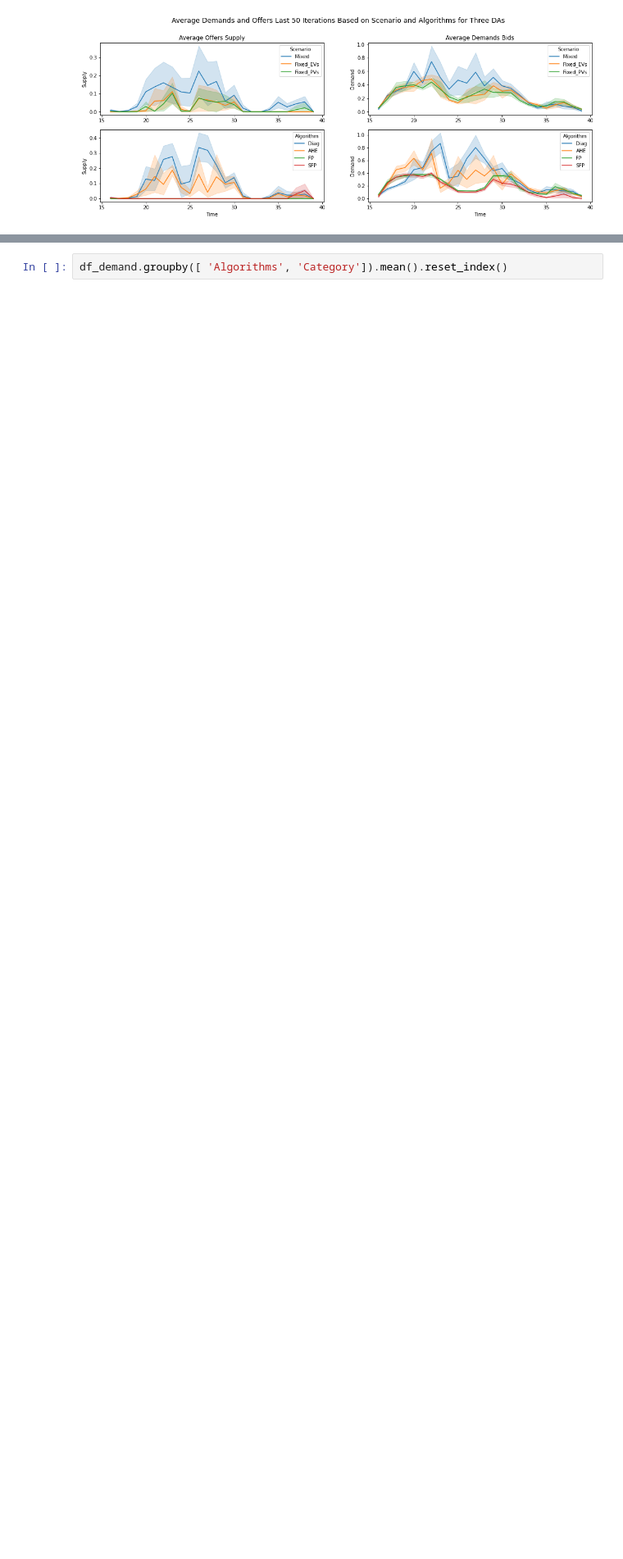
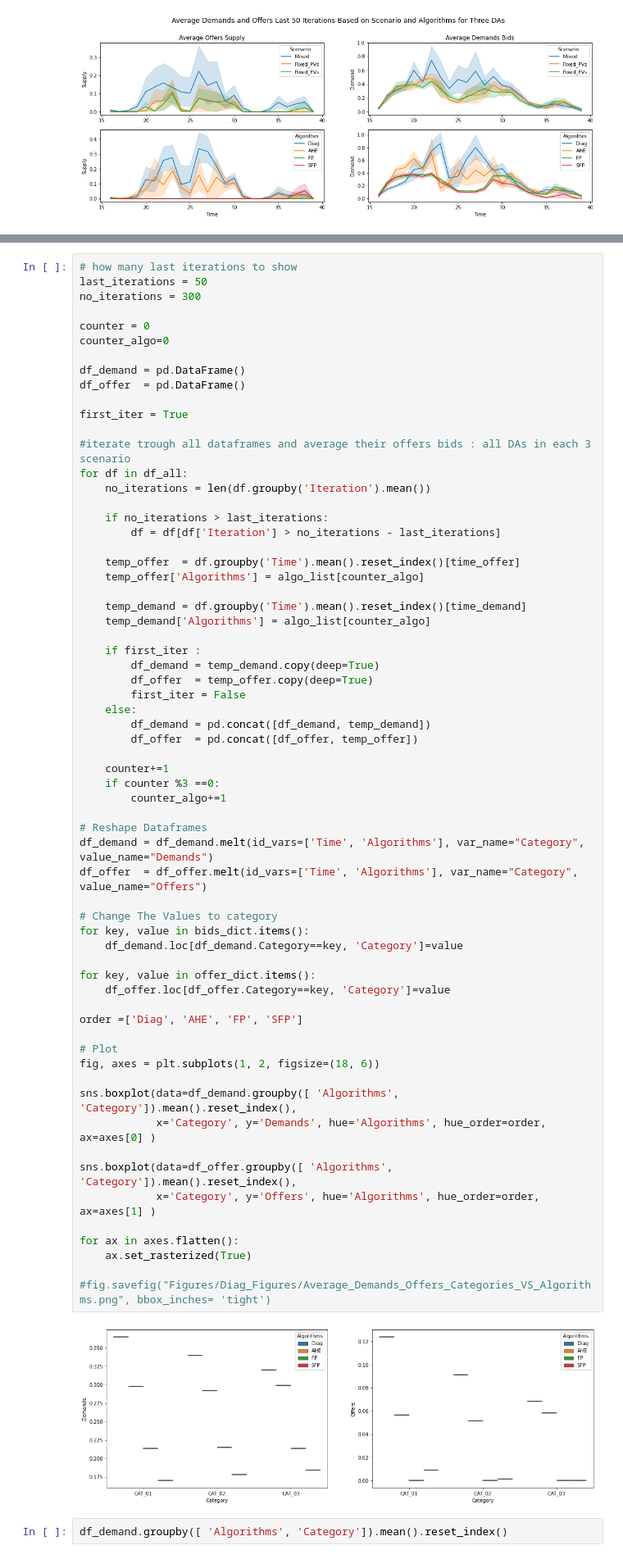
Before and after one commit to alirezakfz/PyomoModels, a Jupyter notebook: 08_SEST2022_DA_EQ/Results3/Plot/Journal_Diagonalization_V01.ipynb, the cells around one changed output, grey strips where cells are left out. Shown: that part at 82% size. Cells and saved outputs as stored; diff of their text form; blank space fills up the shorter version.

```diff
--- a/08_SEST2022_DA_EQ/Results3/Plot/Journal_Diagonalization_V01.ipynb
+++ b/08_SEST2022_DA_EQ/Results3/Plot/Journal_Diagonalization_V01.ipynb
@@ -514,5 +516,71 @@ fig.savefig("Figures/Diag_Figures/Average_Demands_Offers_Categories_VS_Algorithm
 # %% [output]
 [figure]
+# %%
+# how many last iterations to show
+last_iterations = 50
+no_iterations = 300
+
+counter = 0
+counter_algo=0
+
+df_demand = pd.DataFrame()
+df_offer  = pd.DataFrame()
+
+first_iter = True
+
+#iterate trough all dataframes and average their offers bids : all DAs in each 3 scenario
+for df in df_all:
+    no_iterations = len(df.groupby('Iteration').mean())
+
+    if no_iterations > last_iterations:
+        df = df[df['Iteration'] > no_iterations - last_iterations]
+
+    temp_offer  = df.groupby('Time').mean().reset_index()[time_offer]
+    temp_offer['Algorithms'] = algo_list[counter_algo]
+
+    temp_demand = df.groupby('Time').mean().reset_index()[time_demand]
+    temp_demand['Algorithms'] = algo_list[counter_algo]
+
+    if first_iter :
+        df_demand = temp_demand.copy(deep=True)
+        df_offer  = temp_offer.copy(deep=True)
+        first_iter = False
+    else:
+        df_demand = pd.concat([df_demand, temp_demand])
+        df_offer  = pd.concat([df_offer, temp_offer])
+
+    counter+=1
+    if counter %3 ==0:
+        counter_algo+=1
+
+# Reshape Dataframes
+df_demand = df_demand.melt(id_vars=['Time', 'Algorithms'], var_name="Category", value_name="Demands")
+df_offer  = df_offer.melt(id_vars=['Time', 'Algorithms'], var_name="Category", value_name="Offers")
+
+# Change The Values to category
+for key, value in bids_dict.items():
+    df_demand.loc[df_demand.Category==key, 'Category']=value
+
+for key, value in offer_dict.items():
+    df_offer.loc[df_offer.Category==key, 'Category']=value
+
+order =['Diag', 'AHE', 'FP', 'SFP']
+
+# Plot
+fig, axes = plt.subplots(1, 2, figsize=(18, 6))
+
+sns.boxplot(data=df_demand.groupby([ 'Algorithms', 'Category']).mean().reset_index(),
+            x='Category', y='Demands', hue='Algorithms', hue_order=order, ax=axes[0] )
+
+sns.boxplot(data=df_offer.groupby([ 'Algorithms', 'Category']).mean().reset_index(),
+            x='Category', y='Offers', hue='Algorithms', hue_order=order, ax=axes[1] )
+
+for ax in axes.flatten():
+    ax.set_rasterized(True)
+
+#fig.savefig("Figures/Diag_Figures/Average_Demands_Offers_Categories_VS_Algorithms.png", bbox_inches= 'tight')
+# %% [output]
+[figure, added]
 # %%
 df_demand.groupby([ 'Algorithms', 'Category']).mean().reset_index()
 # %% [output]
```
Also changed, not shown: parts of 7 cells of this notebook, 13 other files.
